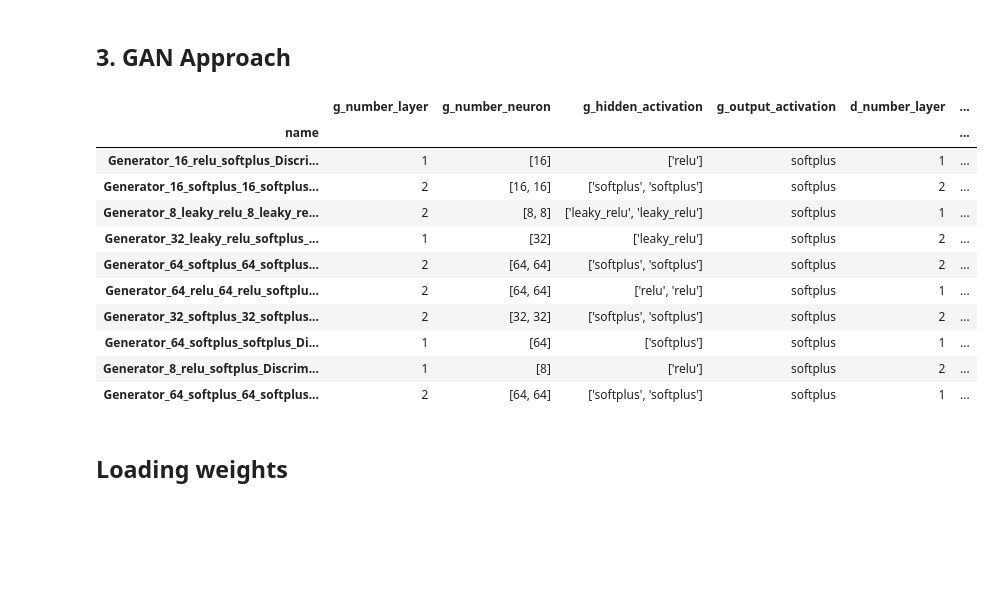
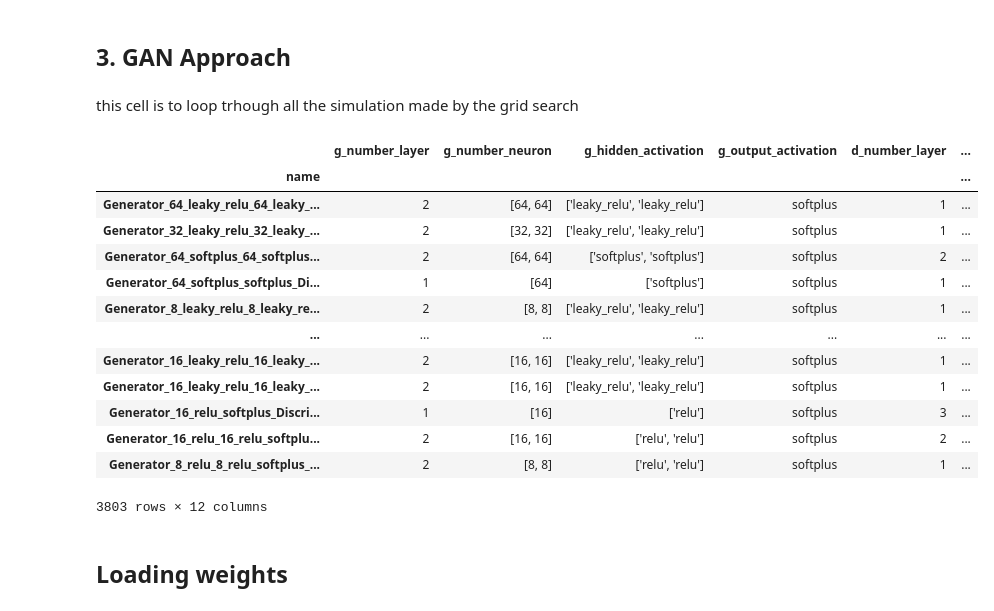
Before and after one commit to nabz78350/MCMC-project, a Jupyter notebook: MCMC_project.ipynb, the cells around one changed output. Cells and saved outputs as stored; diff of their text form; code cells hidden in the pictures; blank space fills up the shorter version.

```diff
--- a/MCMC_project.ipynb
+++ b/MCMC_project.ipynb
@@ -285,41 +353,45 @@ print(synthetic_data.describe().to_latex(
 # %% [markdown]
 ## 3. GAN Approach
+# %% [markdown]
+this cell is to loop trhough all the simulation made by the grid search
 # %%
-# def aggregate_results(results_dir='results_old'):
-#     all_results = []
-#     # Loop through each combination folder in the results directory
-#     for combi_name in tqdm(os.listdir(results_dir)):
-#         combi_dir = os.path.join(results_dir, combi_name)
-#         if os.path.isdir(combi_dir):
-#             csv_file = os.path.join(combi_dir, 'results.csv')
-#             if os.path.exists(csv_file):
-#                 # Read the CSV file and append it to the list
-#                 df = pd.read_csv(csv_file)
-#                 df['Combination'] = combi_name  # Optionally, add a column indicating the combination
-#                 all_results.append(df)
+def aggregate_results(results_dir='results'):
+    all_results = []
+    # Loop through each combination folder in the results directory
+    for combi_name in tqdm(os.listdir(results_dir)):
+        combi_dir = os.path.join(results_dir, combi_name)
+        if os.path.isdir(combi_dir):
+            csv_file = os.path.join(combi_dir, 'results.csv')
+            if os.path.exists(csv_file):
+                # Read the CSV file and append it to the list
+                df = pd.read_csv(csv_file)
+                df['Combination'] = combi_name  # Optionally, add a column indicating the combination
+                all_results.append(df)
 
-#     # Concatenate all dataframes into one
-#     df =  pd.concat(all_results, ignore_index=True)
-#     df = df.sort_values(by ='mean_anderling_distance')
-#     return df
+    # Concatenate all dataframes into one
+    df =  pd.concat(all_results, ignore_index=True)
+    df = df
+    return df
 
 
-# results = aggregate_results('results').set_index('name')
-# results.to_csv('submission/grid_search_results.csv')
-# results.sample(10)
+results = aggregate_results('results').set_index('name')
+results.to_csv('submission/grid_search_results.csv')
+results.sample(frac =1)
 # %% [output]
 |  | g_number_layer | g_number_neuron | g_hidden_activation | g_output_activation | d_number_layer | ... |
 | name |  |  |  |  |  | ... |
-| Generator_16_relu_softplus_Discri... | 1 | [16] | ['relu'] | softplus | 1 | ... |
-| Generator_16_softplus_16_softplus... | 2 | [16, 16] | ['softplus', 'softplus'] | softplus | 2 | ... |
+| Generator_64_leaky_relu_64_leaky_... | 2 | [64, 64] | ['leaky_relu', 'leaky_relu'] | softplus | 1 | ... |
+| Generator_32_leaky_relu_32_leaky_... | 2 | [32, 32] | ['leaky_relu', 'leaky_relu'] | softplus | 1 | ... |
+| Generator_64_softplus_64_softplus... | 2 | [64, 64] | ['softplus', 'softplus'] | softplus | 2 | ... |
+| Generator_64_softplus_softplus_Di... | 1 | [64] | ['softplus'] | softplus | 1 | ... |
 | Generator_8_leaky_relu_8_leaky_re... | 2 | [8, 8] | ['leaky_relu', 'leaky_relu'] | softplus | 1 | ... |
-| Generator_32_leaky_relu_softplus_... | 1 | [32] | ['leaky_relu'] | softplus | 2 | ... |
-| Generator_64_softplus_64_softplus... | 2 | [64, 64] | ['softplus', 'softplus'] | softplus | 2 | ... |
-| Generator_64_relu_64_relu_softplu... | 2 | [64, 64] | ['relu', 'relu'] | softplus | 1 | ... |
-| Generator_32_softplus_32_softplus... | 2 | [32, 32] | ['softplus', 'softplus'] | softplus | 2 | ... |
-| Generator_64_softplus_softplus_Di... | 1 | [64] | ['softplus'] | softplus | 1 | ... |
-| Generator_8_relu_softplus_Discrim... | 1 | [8] | ['relu'] | softplus | 2 | ... |
-| Generator_64_softplus_64_softplus... | 2 | [64, 64] | ['softplus', 'softplus'] | softplus | 1 | ... |
+| ... | ... | ... | ... | ... | ... | ... |
+| Generator_16_leaky_relu_16_leaky_... | 2 | [16, 16] | ['leaky_relu', 'leaky_relu'] | softplus | 1 | ... |
+| Generator_16_leaky_relu_16_leaky_... | 2 | [16, 16] | ['leaky_relu', 'leaky_relu'] | softplus | 1 | ... |
+| Generator_16_relu_softplus_Discri... | 1 | [16] | ['relu'] | softplus | 3 | ... |
+| Generator_16_relu_16_relu_softplu... | 2 | [16, 16] | ['relu', 'relu'] | softplus | 2 | ... |
+| Generator_8_relu_8_relu_softplus_... | 2 | [8, 8] | ['relu', 'relu'] | softplus | 1 | ... |
+3803 rows × 12 columns
 # %% [markdown]
 ## Loading weights
 # %% [markdown]
```
Also changed, not shown: parts of 27 cells of this notebook, 22 other files.
